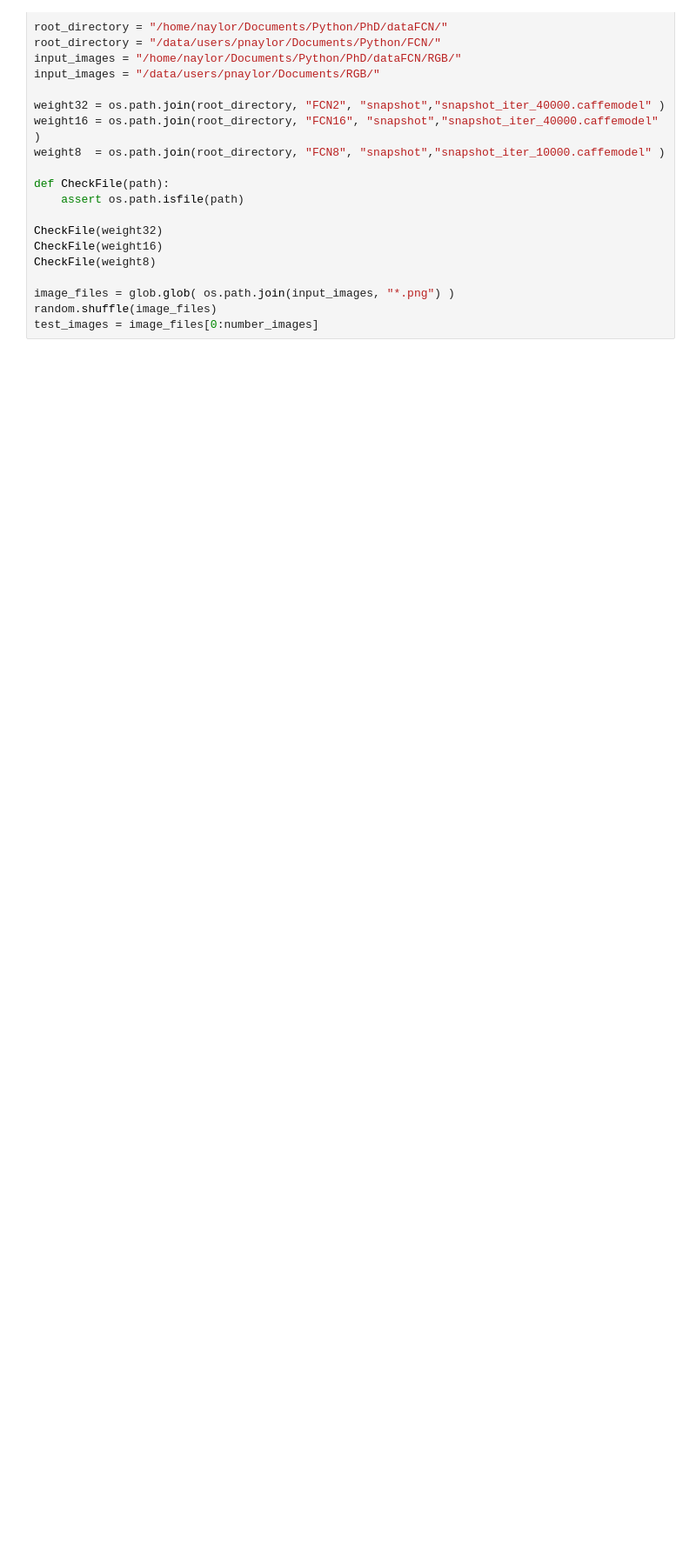
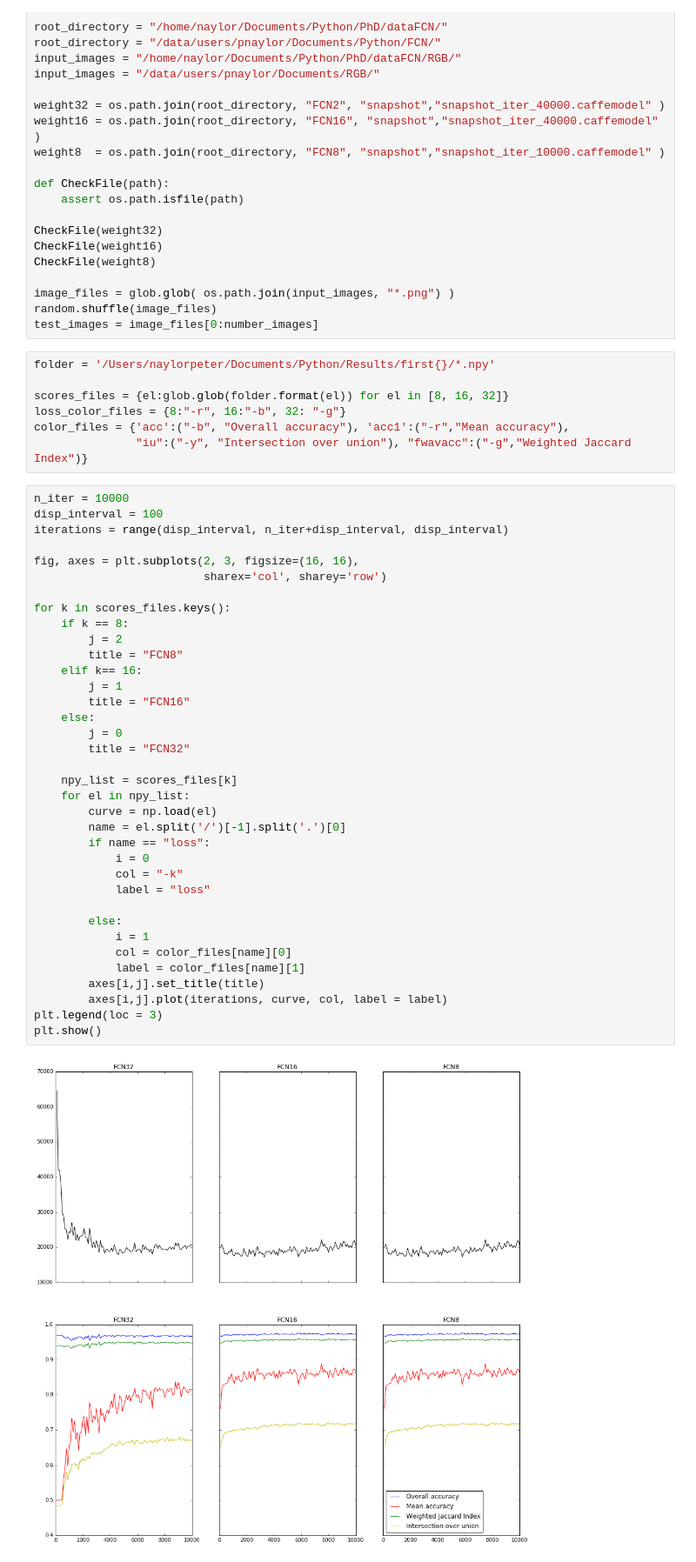
Before and after one commit to PeterJackNaylor/PhD_Fabien, a Jupyter notebook: AssociatedNotebooks/Differences between 32, 16 and 8.ipynb, the cells around one changed output. Shown at 87% size. Drawn from its saved outputs; the diff is of its cells as text; blank space fills up the shorter version.

```diff
--- a/AssociatedNotebooks/Differences between 32, 16 and 8.ipynb
+++ b/AssociatedNotebooks/Differences between 32, 16 and 8.ipynb
@@ -36,6 +36,51 @@ CheckFile(weight8)
 image_files = glob.glob( os.path.join(input_images, "*.png") )
 random.shuffle(image_files)
 test_images = image_files[0:number_images]
+# %%
+folder = '/Users/naylorpeter/Documents/Python/Results/first{}/*.npy'
+
+scores_files = {el:glob.glob(folder.format(el)) for el in [8, 16, 32]}
+loss_color_files = {8:"-r", 16:"-b", 32: "-g"}
+color_files = {'acc':("-b", "Overall accuracy"), 'acc1':("-r","Mean accuracy"),
+               "iu":("-y", "Intersection over union"), "fwavacc":("-g","Weighted Jaccard Index")}
+# %%
+n_iter = 10000
+disp_interval = 100
+iterations = range(disp_interval, n_iter+disp_interval, disp_interval)
+
+fig, axes = plt.subplots(2, 3, figsize=(16, 16),
+                         sharex='col', sharey='row')
+
+for k in scores_files.keys():
+    if k == 8:
+        j = 2
+        title = "FCN8"
+    elif k== 16:
+        j = 1
+        title = "FCN16"
+    else:
+        j = 0
+        title = "FCN32"
+
+    npy_list = scores_files[k]
+    for el in npy_list:
+        curve = np.load(el)
+        name = el.split('/')[-1].split('.')[0]
+        if name == "loss":
+            i = 0
+            col = "-k"
+            label = "loss"
+
+        else:
+            i = 1
+            col = color_files[name][0]
+            label = color_files[name][1]
+        axes[i,j].set_title(title)
+        axes[i,j].plot(iterations, curve, col, label = label)
+plt.legend(loc = 3)
+plt.show()
+# %% [output]
+[figure, added]
 # %%
 ### Checking the size of images..
 image = test_images[0]
```
Also changed, not shown: 15 other files.
